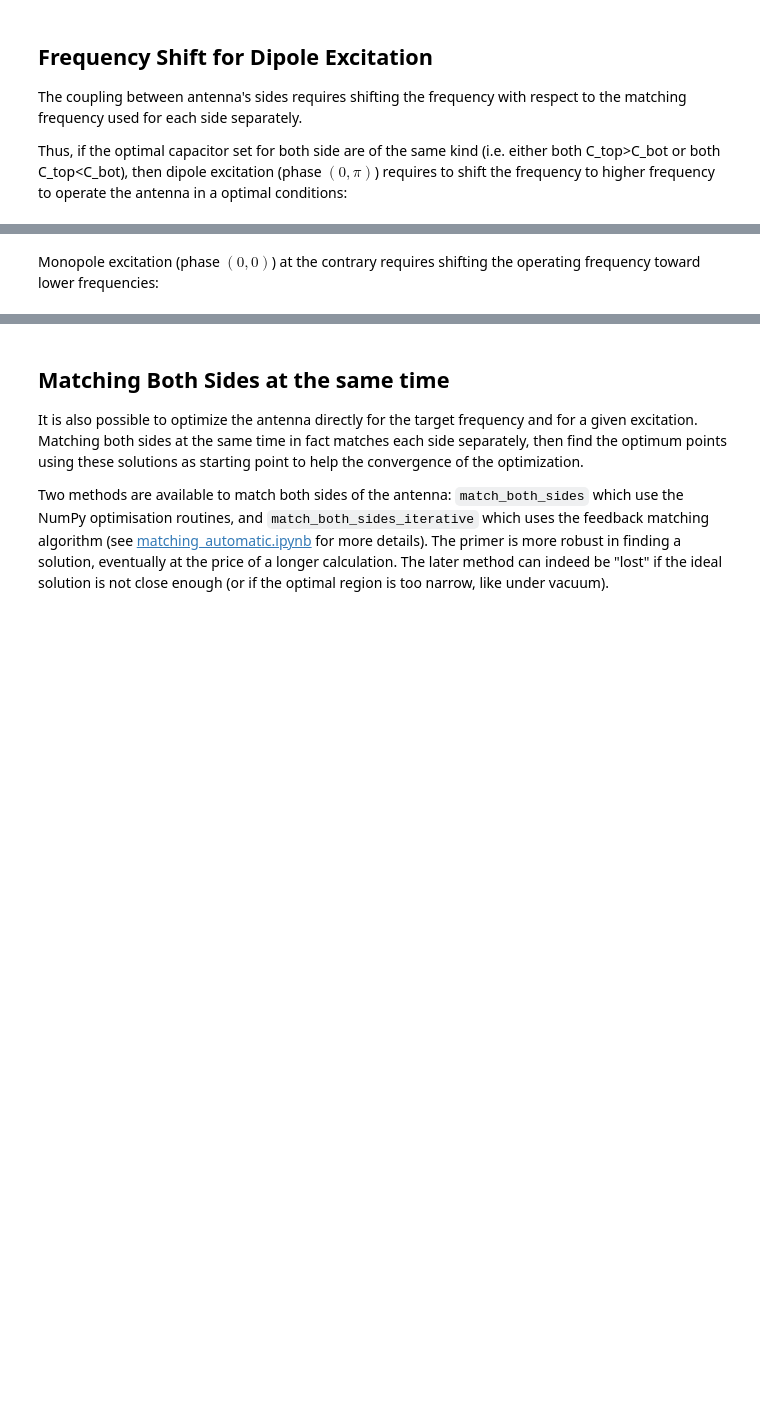
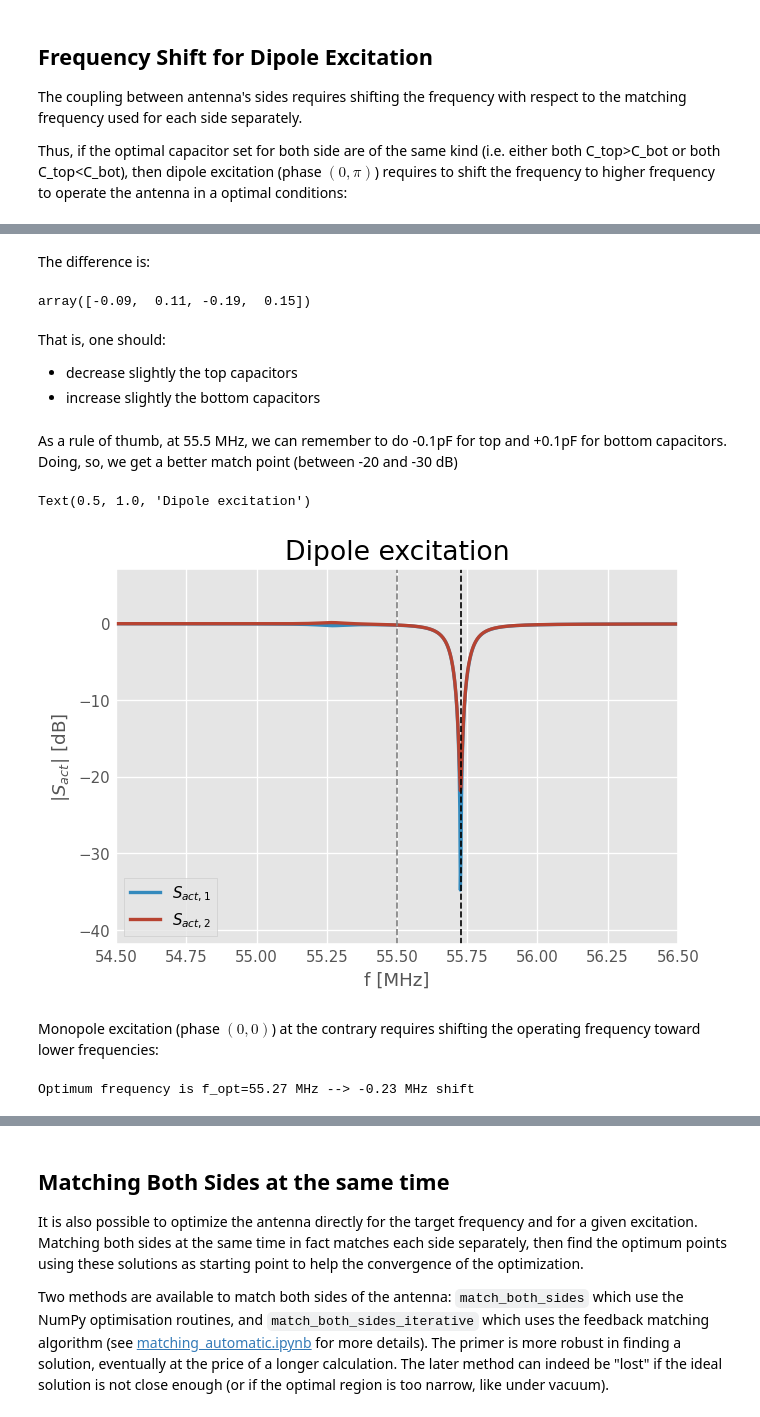
Before and after one commit to jhillairet/WEST_IC_antenna, a Jupyter notebook: doc/tutorial_matching_manual.ipynb, the cells around one changed output, grey strips where cells are left out. Cells and saved outputs as stored; diff of their text form; code cells hidden in the pictures; blank space fills up the shorter version.

```diff
--- a/doc/tutorial_matching_manual.ipynb
+++ b/doc/tutorial_matching_manual.ipynb
@@ -24,8 +24,8 @@ Here, each side of the antenna is matched separatly, which leads to two set of c
 
 In the following example, both sides of the antenna are matched at the frequency $f_0$, keeping opposite side unmatched (C=150pF):
 # %%
-f0 = 55e6
-freq = rf.Frequency(54, 56, npoints=1001, unit='MHz')
+f0 = 55.5e6
+freq = rf.Frequency(54.5, 56.5, npoints=1001, unit='MHz')
 ant = WestIcrhAntenna(frequency=freq)  # default is vacuum coupling
 # %%
 C_match_left = ant.match_one_side(f_match=f0, side='left', solution_number=1)
@@ -88,3 +137,31 @@ ax.set_title('Dipole excitation')
+# %% [markdown]
+The difference is:
+# %%
+np.array(C_opt) - np.array(C_match)
+# %% [output]
+array([-0.09,  0.11, -0.19,  0.15])
+# %% [markdown]
+That is, one should:
+- decrease slightly the top capacitors
+- increase slightly the bottom capacitors
+# %% [markdown]
+As a rule of thumb, at 55.5 MHz, we can remember to do -0.1pF for top and +0.1pF for bottom capacitors. Doing, so, we get a better match point (between -20 and -30 dB)
+# %%
+C_match_improved = [C_match[0] - 0.1,
+                    C_match[1] + 0.1,
+                    C_match[2] - 0.1,
+                    C_match[3] + 0.1]
+fig, ax = plt.subplots()
+ax.plot(freq.f_scaled, ant.s_act_db(Cs=C_match_improved, power=[1,1], phase=[0,np.pi]), lw=2)
+ax.axvline(f0/1e6, ls='--', color='gray')
+ax.axvline(f_opt/1e6, ls='--', color='k')
+ax.set_ylabel('$|S_{act}|$ [dB]')
+ax.set_xlabel('f [MHz]')
+ax.legend(('$S_{act,1}$', '$S_{act,2}$'))
+ax.set_title('Dipole excitation')
+# %% [output]
+Text(0.5, 1.0, 'Dipole excitation')
+[figure, added]
 # %% [markdown]
 Monopole excitation (phase $(0,0)$) at the contrary requires shifting the operating frequency toward lower frequencies:
 # %%
@@ -100,6 +177,8 @@ idx_f_opt = np.argmin(np.abs(s_act[:,0]))
 f_opt = freq.f[idx_f_opt]
 delta_f = f_opt - f0
 print(f'Optimum frequency is f_opt={f_opt/1e6} MHz --> {delta_f/1e6} MHz shift' )
+# %% [output]
+Optimum frequency is f_opt=55.27 MHz --> -0.23 MHz shift
 # %%
 fig, ax = plt.subplots()
 ax.plot(freq.f_scaled, 20*np.log10(np.abs(s_act)), lw=2)
```
Also changed, not shown: parts of 14 cells of this notebook, 2 other files.
